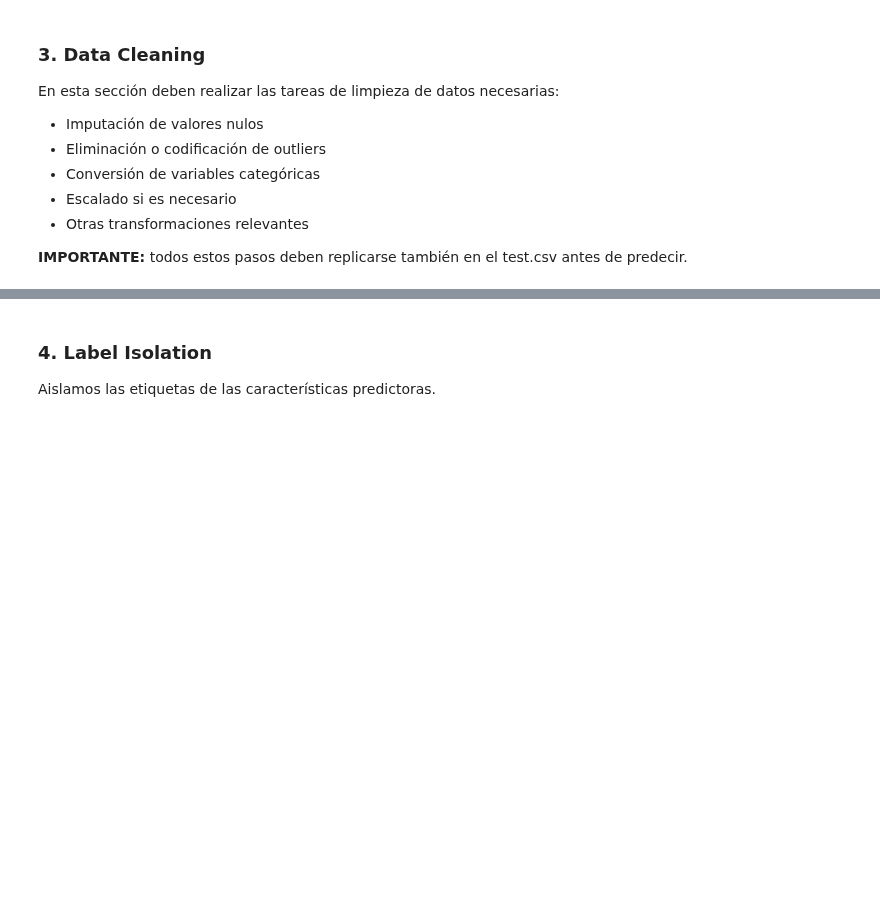
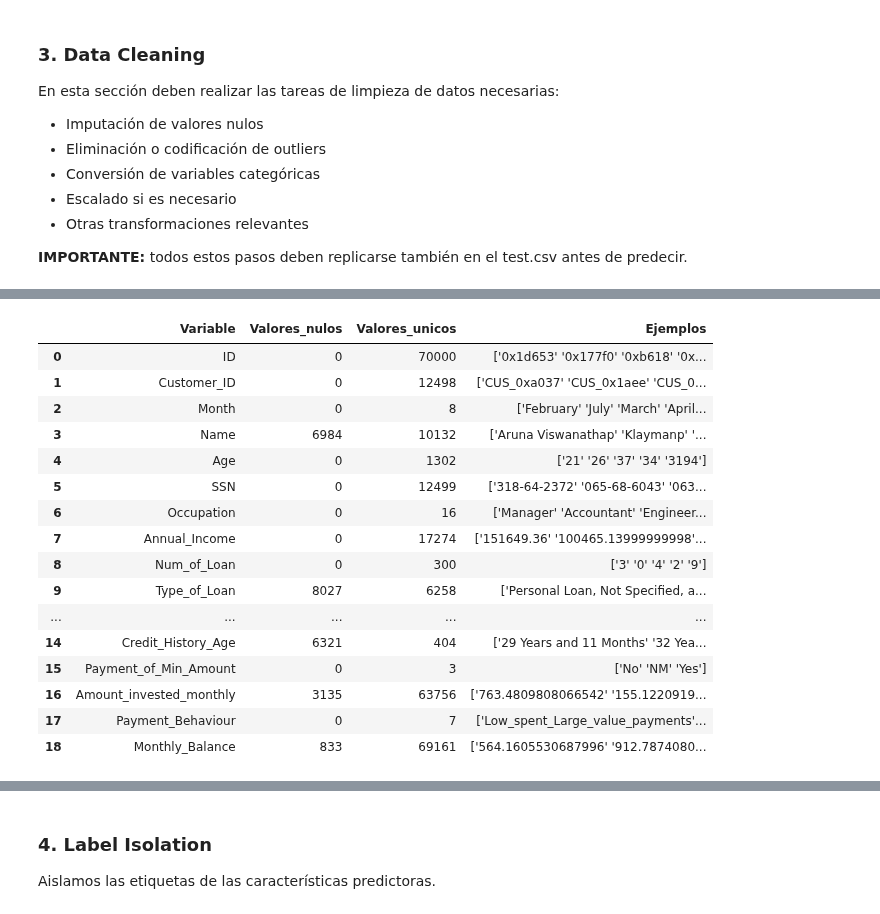
Before and after one commit to wilydus-png/MD-IA, a Jupyter notebook: Proyecto Kaggle/Kaggle - Preprocesamiento de datos para análisis de crédito.ipynb, the cells around one changed output, grey strips where cells are left out. Cells and saved outputs as stored; diff of their text form; code cells hidden in the pictures; blank space fills up the shorter version.

```diff
--- a/Proyecto Kaggle/Kaggle - Preprocesamiento de datos para análisis de crédito.ipynb
+++ b/Proyecto Kaggle/Kaggle - Preprocesamiento de datos para análisis de crédito.ipynb
@@ -73,0 +243,13 @@ En esta sección deben realizar las tareas de limpieza de datos necesarias:
+# %%
+# 3.4 Identificación de valores especiales e inconsistencias
+
+# Identificar columnas almacenadas como texto
+columnas_texto = X_train.select_dtypes(include="object").columns
+
+print("COLUMNAS ALMACENADAS COMO TEXTO:")
+print(columnas_texto.tolist())
+
+# Revisar los valores más frecuentes de cada columna
+for columna in columnas_texto:
+    print(f"\nVARIABLE: {columna}")
+    print(X_train[columna].value_counts(dropna=False).head(10))
@@ -73,0 +274,38 @@ En esta sección deben realizar las tareas de limpieza de datos necesarias:
+# %%
+# Resumen de las variables almacenadas como texto
+
+resumen_texto = pd.DataFrame({
+    "Variable": columnas_texto,
+    "Valores_nulos": [
+        X_train[col].isna().sum()
+        for col in columnas_texto
+    ],
+    "Valores_unicos": [
+        X_train[col].nunique(dropna=True)
+        for col in columnas_texto
+    ],
+    "Ejemplos": [
+        str(X_train[col].dropna().unique()[:5])
+        for col in columnas_texto
+    ]
+})
+
+display(resumen_texto)
+# %% [output]
+|  | Variable | Valores_nulos | Valores_unicos | Ejemplos |
+| 0 | ID | 0 | 70000 | ['0x1d653' '0x177f0' '0xb618' '0x... |
+| 1 | Customer_ID | 0 | 12498 | ['CUS_0xa037' 'CUS_0x1aee' 'CUS_0... |
+| 2 | Month | 0 | 8 | ['February' 'July' 'March' 'April... |
+| 3 | Name | 6984 | 10132 | ['Aruna Viswanathap' 'Klaymanp' '... |
+| 4 | Age | 0 | 1302 | ['21' '26' '37' '34' '3194'] |
+| 5 | SSN | 0 | 12499 | ['318-64-2372' '065-68-6043' '063... |
+| 6 | Occupation | 0 | 16 | ['Manager' 'Accountant' 'Engineer... |
+| 7 | Annual_Income | 0 | 17274 | ['151649.36' '100465.13999999998'... |
+| 8 | Num_of_Loan | 0 | 300 | ['3' '0' '4' '2' '9'] |
+| 9 | Type_of_Loan | 8027 | 6258 | ['Personal Loan, Not Specified, a... |
+| ... | ... | ... | ... | ... |
+| 14 | Credit_History_Age | 6321 | 404 | ['29 Years and 11 Months' '32 Yea... |
+| 15 | Payment_of_Min_Amount | 0 | 3 | ['No' 'NM' 'Yes'] |
+| 16 | Amount_invested_monthly | 3135 | 63756 | ['763.4809808066542' '155.1220919... |
+| 17 | Payment_Behaviour | 0 | 7 | ['Low_spent_Large_value_payments'... |
+| 18 | Monthly_Balance | 833 | 69161 | ['564.1605530687996' '912.7874080... |
```
Also changed, not shown: parts of 96 cells of this notebook.
